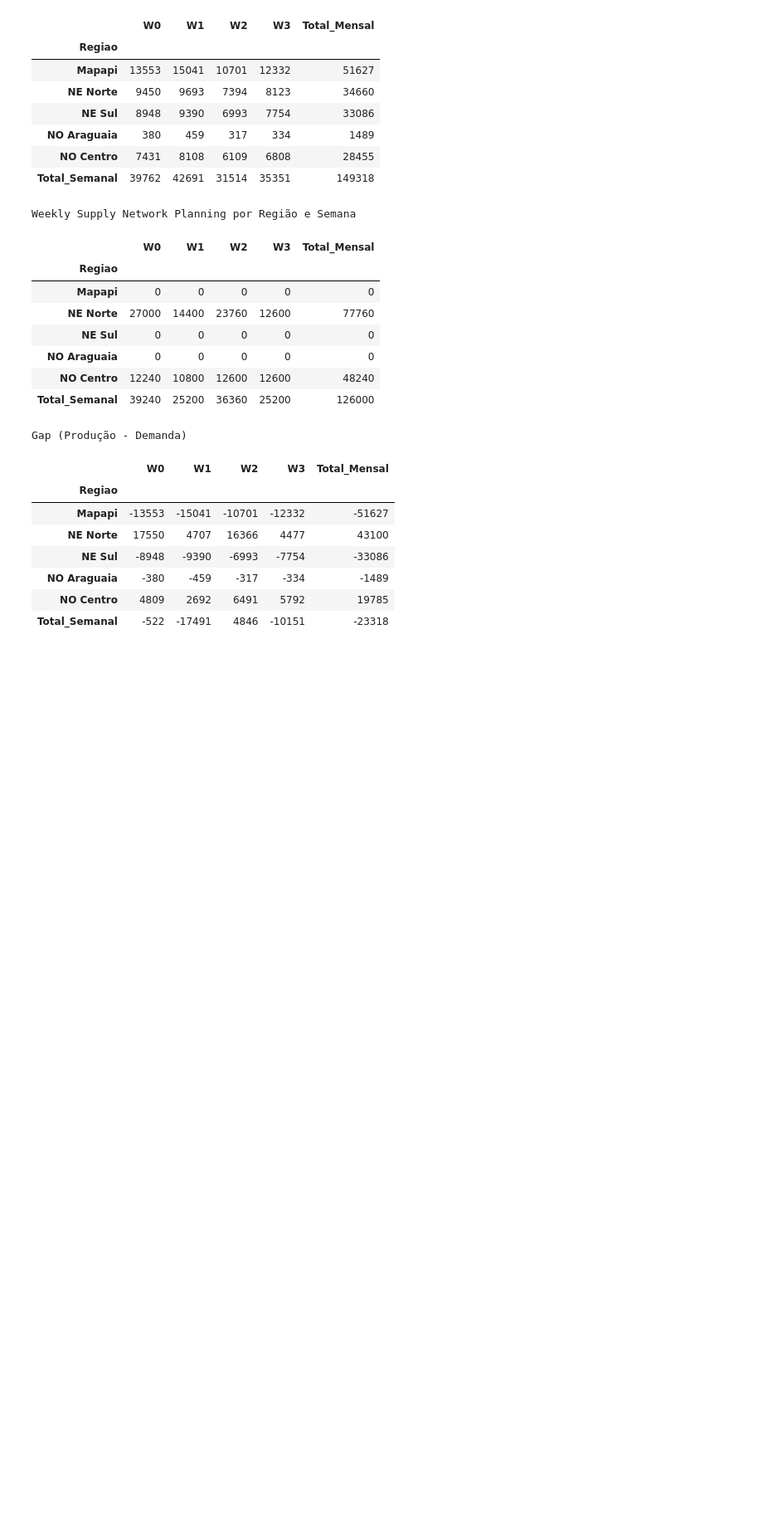
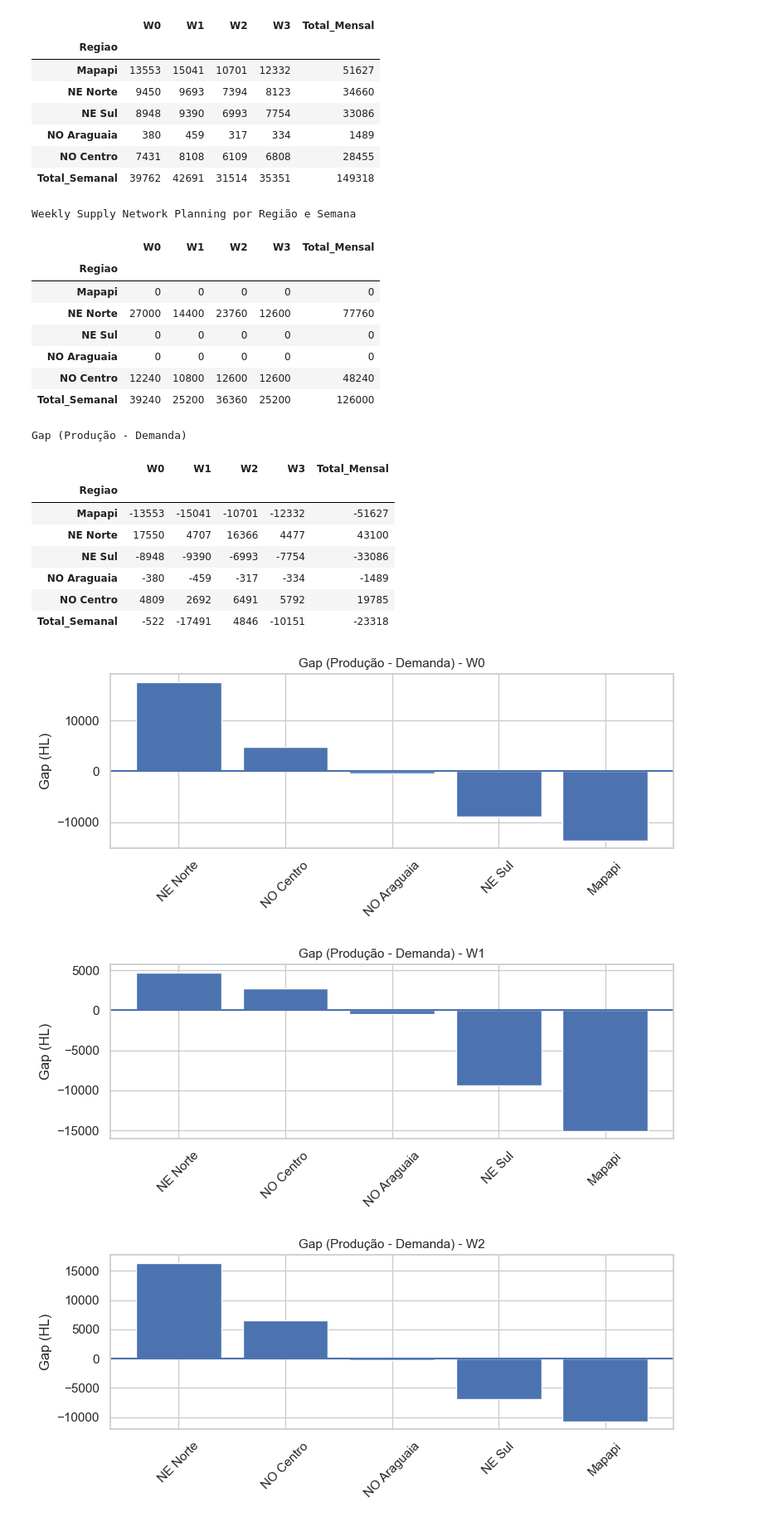
Before and after one commit to Joao0310/hackathon-ambev-dados, a Jupyter notebook: notebooks/cenario.ipynb, the cells around one changed output. Shown at 83% size. Cells and saved outputs as stored; diff of their text form; code cells hidden in the pictures; blank space fills up the shorter version.

Commit message:
grafico do gap de producao vs demanda

```diff
--- a/notebooks/cenario.ipynb
+++ b/notebooks/cenario.ipynb
@@ -120,0 +147,30 @@ Gap (Produção - Demanda)
+# %%
+import matplotlib.pyplot as plt
+
+semanas = ["W0", "W1", "W2", "W3"]
+
+for semana in semanas:
+
+    gap_plot = gap.copy()
+
+    if "Total_Semanal" in gap_plot.index:
+        gap_plot = gap_plot.drop("Total_Semanal")
+
+    gap_plot = gap_plot.sort_values(by=semana, ascending=False)
+
+    plt.figure(figsize=(8, 3.5))
+
+    plt.bar(gap_plot.index, gap_plot[semana])
+
+    plt.axhline(0)
+
+    plt.title(f"Gap (Produção - Demanda) - {semana}", fontsize=11)
+    plt.ylabel("Gap (HL)")
+    plt.xticks(rotation=45)
+
+    plt.tight_layout()
+    plt.show()
+# %% [output]
+[figure, added]
+[figure, added]
+[figure, added]
```
Also changed, not shown: parts of 5 cells of this notebook.
